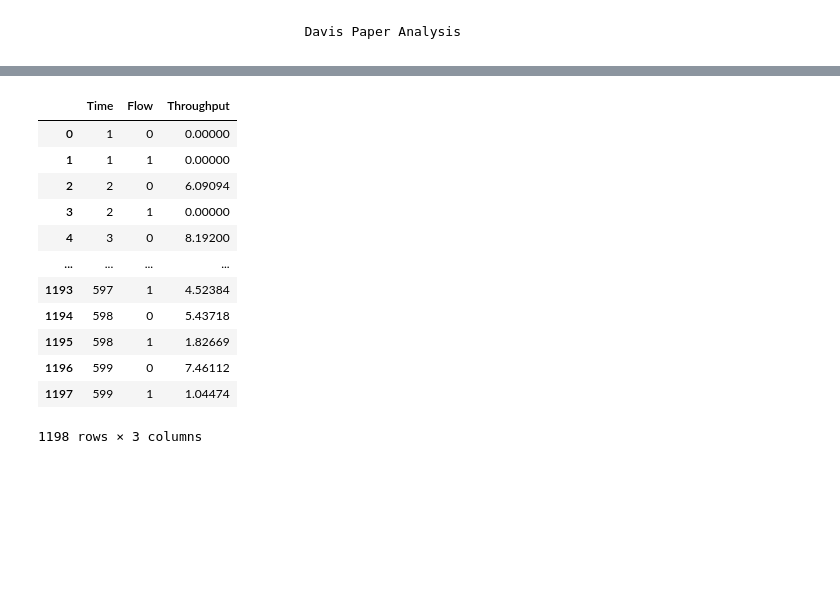
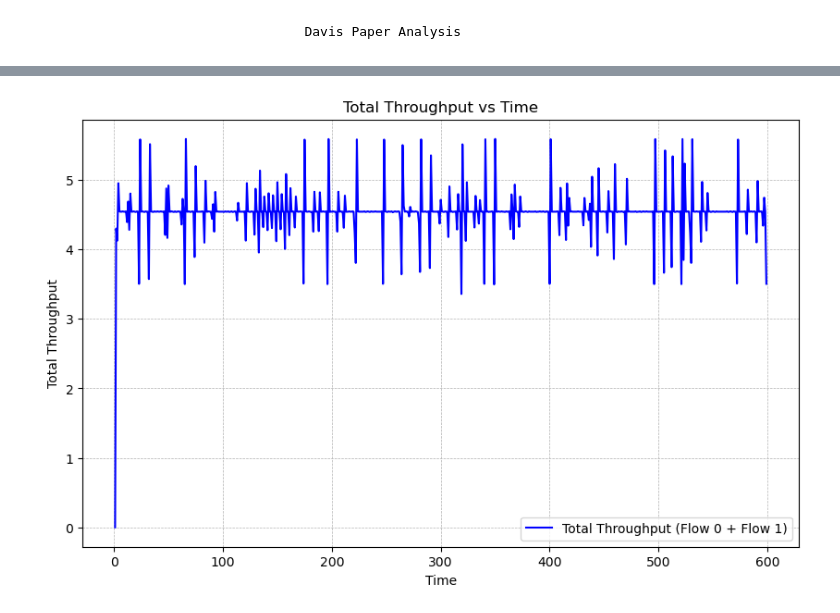
Before and after one commit to ayush36gaurav/TCP_Davis_NS3, a Jupyter notebook: ns3 Analysis/analysis.ipynb, the cells around one changed output, grey strips where cells are left out. Drawn from its saved outputs; the diff is of its cells as text; code cells hidden in the pictures; blank space fills up the shorter version.

```diff
--- a/ns3 Analysis/analysis.ipynb
+++ b/ns3 Analysis/analysis.ipynb
@@ -78,16 +77,0 @@ plt.show()
-# %%
-throughput_data
-# %% [output]
-|  | Time | Flow | Throughput |
-| 0 | 1 | 0 | 0.00000 |
-| 1 | 1 | 1 | 0.00000 |
-| 2 | 2 | 0 | 6.09094 |
-| 3 | 2 | 1 | 0.00000 |
-| 4 | 3 | 0 | 8.19200 |
-| ... | ... | ... | ... |
-| 1193 | 597 | 1 | 4.52384 |
-| 1194 | 598 | 0 | 5.43718 |
-| 1195 | 598 | 1 | 1.82669 |
-| 1196 | 599 | 0 | 7.46112 |
-| 1197 | 599 | 1 | 1.04474 |
-1198 rows × 3 columns
@@ -93,0 +80,15 @@ throughput_data
+# %%
+total_throughput = throughput_data.groupby('Time')['Throughput'].sum()
+total_throughput.to_csv("total_throughput.csv", index=True)
+# %%
+# Step 3: Plot the total throughput vs time
+plt.figure(figsize=(10, 6))
+plt.plot(total_throughput.index, total_throughput.values, label='Total Throughput (Flow 0 + Flow 1)', color='blue')
+plt.xlabel('Time')
+plt.ylabel('Total Throughput')
+plt.title('Total Throughput vs Time')
+plt.grid(True, linestyle='--', linewidth=0.5)
+plt.legend()
+plt.show()
+# %% [output]
+[figure, added]
```
Also changed, not shown: parts of 6 cells of this notebook, 10 other files.
